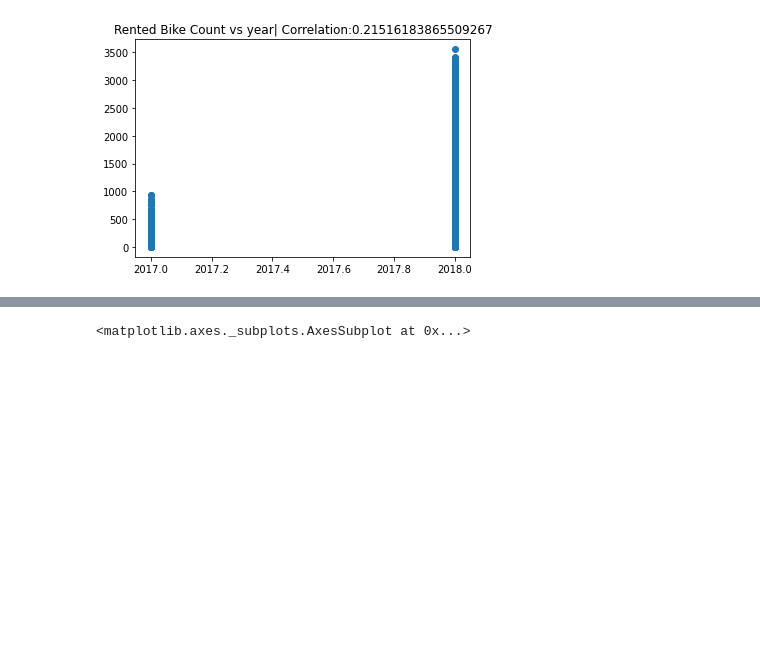
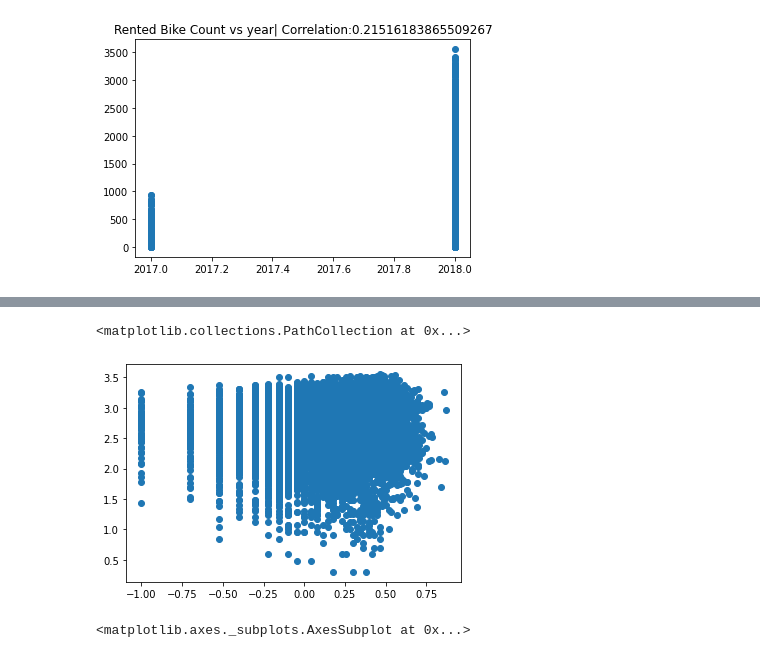
Before and after one commit to nihalhabeeb/rental_bike_demand_prediction, a Jupyter notebook: Soul_Bike_Demand.ipynb, the cells around one changed output, grey strips where cells are left out. Saved outputs shown, nothing was run; the diff lists cells and outputs as text; code cells hidden in the pictures; blank space fills up the shorter version.

```diff
--- a/Soul_Bike_Demand.ipynb
+++ b/Soul_Bike_Demand.ipynb
@@ -352,3 +384,9 @@ for column in numerical_features:
+# %%
+# log transformation
+plt.scatter(np.log10(df['wind_speed']),np.log10(df['rented_bike_count']))
+# %% [output]
+<matplotlib.collections.PathCollection at 0x...>
+[figure, added]
 # %%
 # distribution of the target variable
 sns.distplot(df['rented_bike_count'])
```
Also changed, not shown: parts of 50 cells of this notebook.
